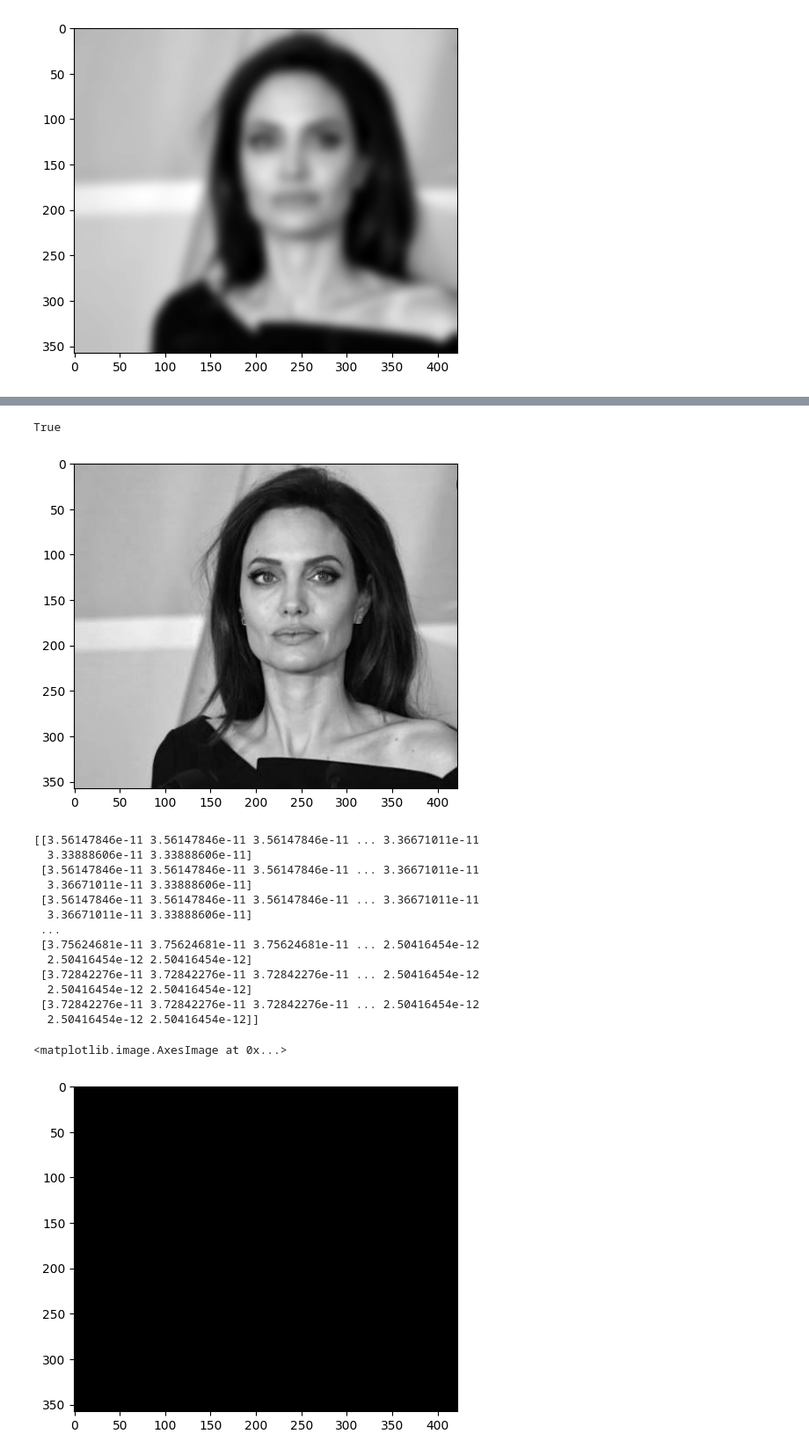
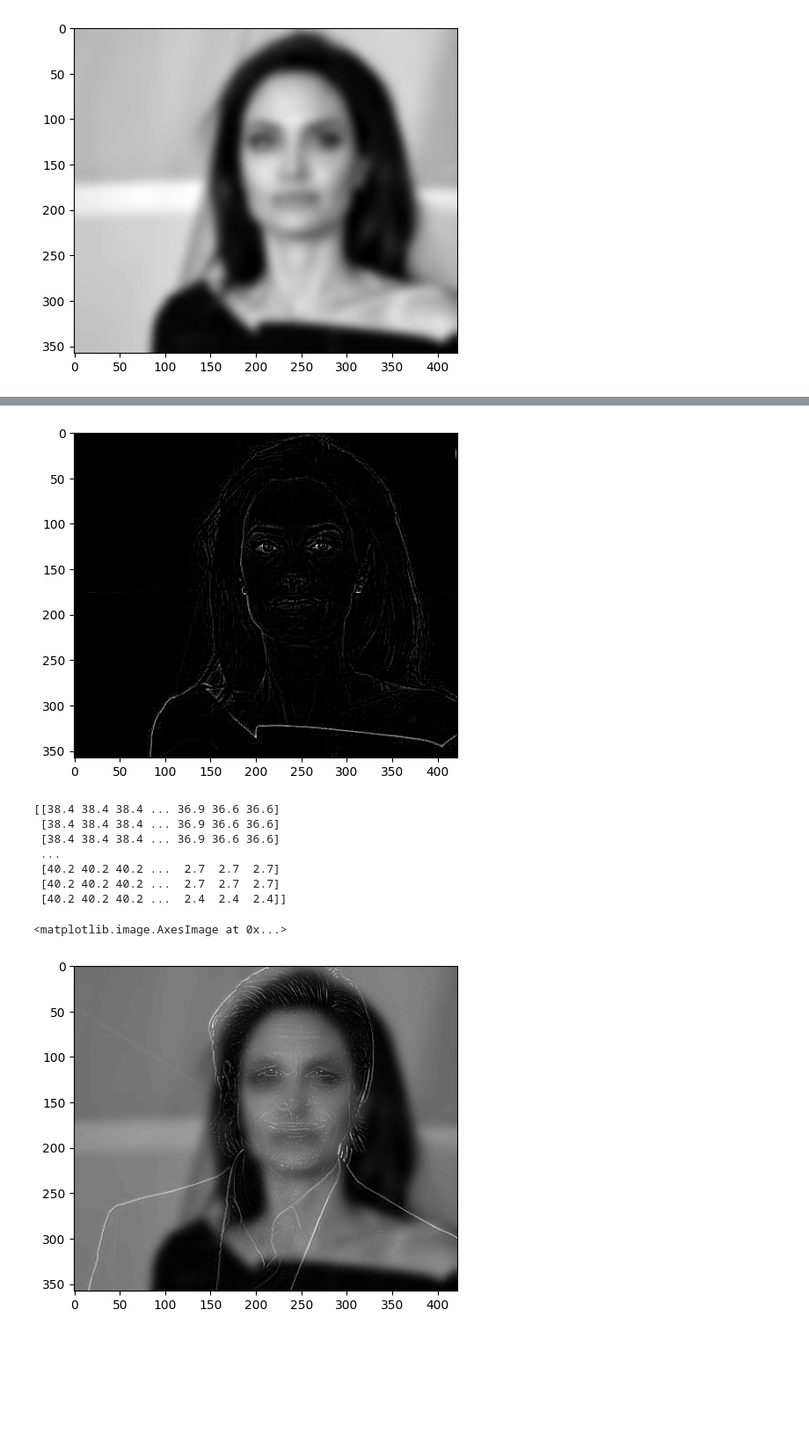
Before and after one commit to revekkadiana/Visi-n_Artificial, a Jupyter notebook: Prac04-Filtros.ipynb, the cells around one changed output, grey strips where cells are left out. Shown at 88% size. Drawn from its saved outputs; the diff is of its cells as text; code cells hidden in the pictures; blank space fills up the shorter version.

Commit message:
imagenes hibridas

```diff
--- a/Prac04-Filtros.ipynb
+++ b/Prac04-Filtros.ipynb
@@ -454,9 +455,6 @@ plt.show()
 # %% [output]
 [figure]
 # %%
-#comprobar que esta en el rango [0,1]
-def is_image_in_range(image):
-    return np.all(np.logical_and(image >= 0, image <= 1))
 def paso_alto(img):
     if img.ndim == 2:
         # Convertir a formato real en el rango [0, 1]
@@ -469,12 +467,9 @@ def paso_alto(img):
         sharpened_image =(img - blurred_image)
         # Asegurar que el resultado esté en el rango [0, 1]
         sharpened_image = np.clip(sharpened_image, 0, 1)
-
-        #sharpened_image = sharpened_image / 255.0
-        print(is_image_in_range(sharpened_image))
         # Devolver la imagen al rango [0, 255] y convertir a np.uint8
         sharpened_image = (sharpened_image * 255).astype(np.uint8)
-
+        return sharpened_image
     elif img.ndim == 3:
         for i in range(img.shape[-1]):
             # Convertir a formato real en el rango [0, 1]
@@ -487,7 +482,6 @@ def paso_alto(img):
             sharpened_channel =  (channel - blurred_channel)
             # Asegurar que el resultado esté en el rango [0, 1]
             sharpened_channel = np.clip(sharpened_channel, 0, 1)
-            #sharpened_channel = sharpened_channel / 255.0
             # Devolver el canal al rango [0, 255] y convertir a np.uint8
             img[:, :, i] = (sharpened_channel * 255).astype(np.uint8)
     return img
@@ -547,49 +534,42 @@ plt.show()
 # img3 = img1_laplace + img2_gaus
 # img3 = np.clip(img3, 0, 255).astype(np.uint8)
 # plt.imshow(img3, cmap="gray")
 # plt.show()
 # img1_gaus = img1_gaus / 255.0
 # img2_paso_alto = img2_paso_alto / 255.0
 
 # parametro1=0.8
 # parametro2=0.2
 # img3 = img1_gaus * parametro1 + img2_paso_alto * parametro2
 # print(img3)
 # img3=img3/255.0
 # print(img3)
 # img3=(img3*255).astype(np.uint8)
 # plt.imshow(img3, cmap="gray")
 # plt.show()
 
 
 img1_gaus=img1_gaus.astype(float)
 img2_paso_alto=img2_paso_alto.astype(float)
-parametro1=0.7
-parametro2=0.3
+parametro1=0.3
+parametro2=0.7
 img3 = img1_gaus*parametro1 + img2_paso_alto*parametro2
 print(img3)
 img3=img3/255.0
 img3=(img3*255).astype(np.uint8)
 plt.imshow(img3, cmap="gray")
 #DIVIDIR ENTRE 255.0 CONVERSIONA A NUMERO REAL
 #DESPUES LO MULTIPLICO A 255 Y LO PASO A UNIT8
 #img3 = np.clip(img3, 0, 255).astype(np.uint8)
 # %% [output]
 [figure]
+[figure, new version]
-True
+[[38.4 38.4 38.4 ... 36.9 36.6 36.6]
+ [38.4 38.4 38.4 ... 36.9 36.6 36.6]
+ [38.4 38.4 38.4 ... 36.9 36.6 36.6]
+ ...
+ [40.2 40.2 40.2 ...  2.7  2.7  2.7]
+ [40.2 40.2 40.2 ...  2.7  2.7  2.7]
+ [40.2 40.2 40.2 ...  2.4  2.4  2.4]]
-[figure, old version]
-[[3.56147846e-11 3.56147846e-11 3.56147846e-11 ... 3.36671011e-11
-  3.33888606e-11 3.33888606e-11]
- [3.56147846e-11 3.56147846e-11 3.56147846e-11 ... 3.36671011e-11
-  3.36671011e-11 3.33888606e-11]
- [3.56147846e-11 3.56147846e-11 3.56147846e-11 ... 3.36671011e-11
-  3.36671011e-11 3.33888606e-11]
- ...
- [3.75624681e-11 3.75624681e-11 3.75624681e-11 ... 2.50416454e-12
-  2.50416454e-12 2.50416454e-12]
- [3.72842276e-11 3.72842276e-11 3.72842276e-11 ... 2.50416454e-12
-  2.50416454e-12 2.50416454e-12]
- [3.72842276e-11 3.72842276e-11 3.72842276e-11 ... 2.50416454e-12
-  2.50416454e-12 2.50416454e-12]]
+<matplotlib.image.AxesImage at 0x...>
-<matplotlib.image.AxesImage at 0x...>
-[figure, old version]
+[figure, new version]
```
Also changed, not shown: parts of 4 cells of this notebook, 1 other file.
